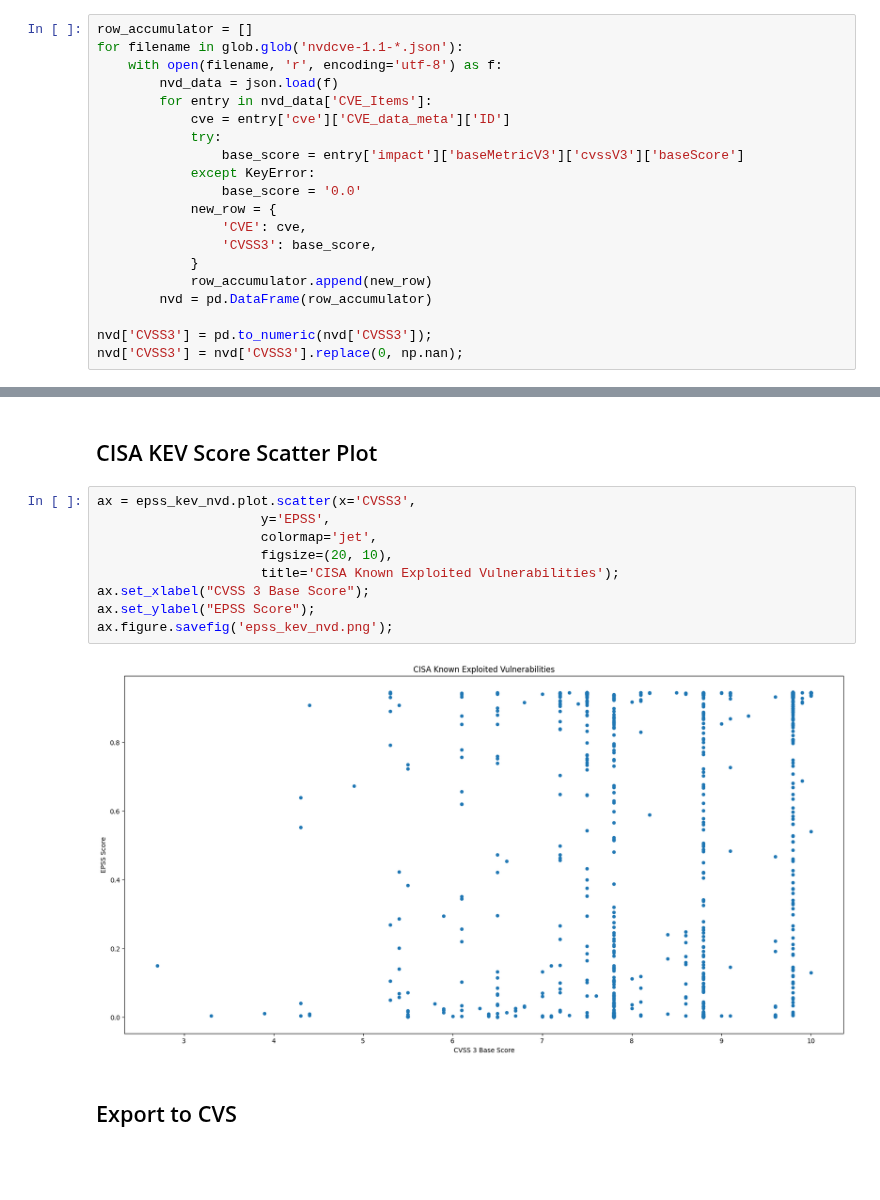
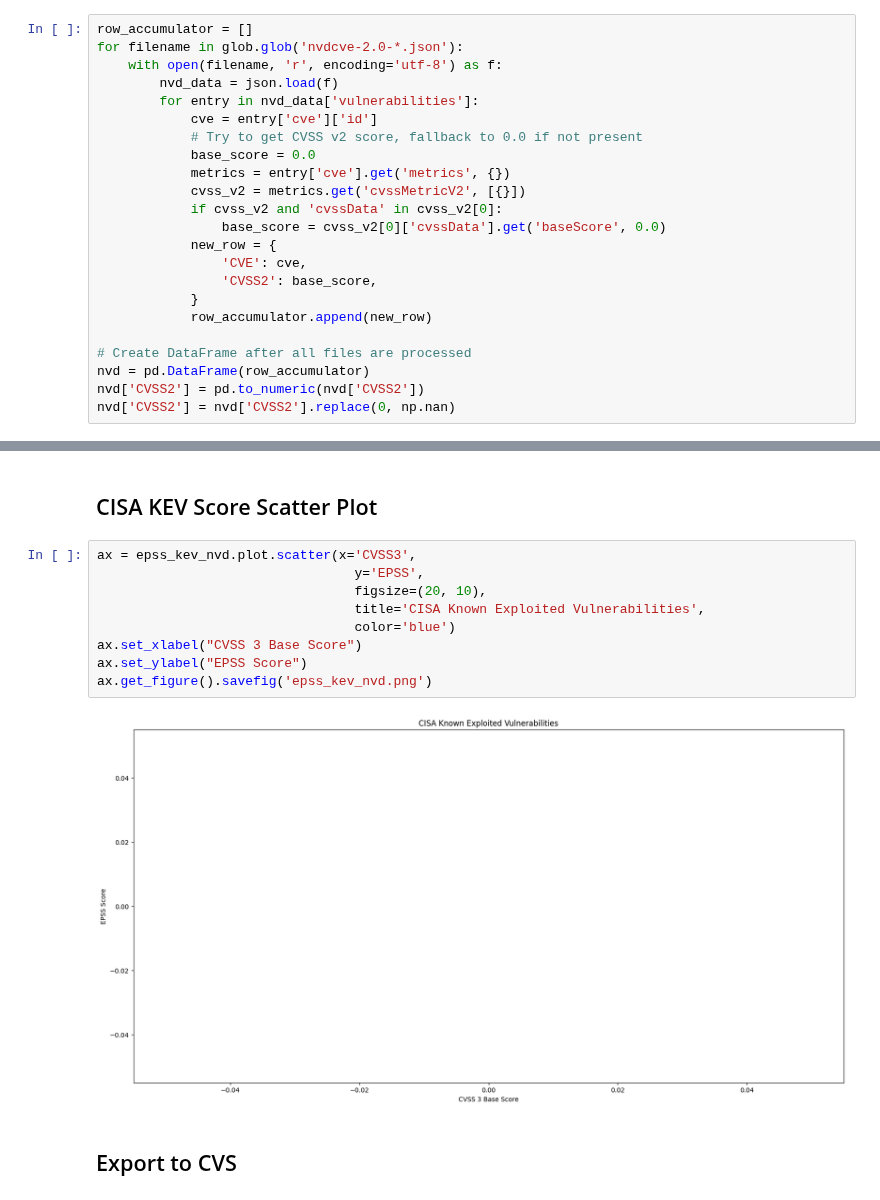
Before and after one commit to jgamblin/KEV_EPSS, a Jupyter notebook: KEV-EPSS.ipynb, the cells around one changed output, grey strips where cells are left out. Cells and saved outputs as stored; diff of their text form; blank space fills up the shorter version.

```diff
--- a/KEV-EPSS.ipynb
+++ b/KEV-EPSS.ipynb
@@ -17,24 +17,27 @@ epss = pd.read_csv('epss_scores-current.csv', skiprows=1)
 epss = epss.rename(columns={"cve": "CVE", "epss" : "EPSS", "percentile" : "EPSS Percentile"})
 # %%
 row_accumulator = []
-for filename in glob.glob('nvdcve-1.1-*.json'):
+for filename in glob.glob('nvdcve-2.0-*.json'):
     with open(filename, 'r', encoding='utf-8') as f:
         nvd_data = json.load(f)
-        for entry in nvd_data['CVE_Items']:
-            cve = entry['cve']['CVE_data_meta']['ID']
-            try:
-                base_score = entry['impact']['baseMetricV3']['cvssV3']['baseScore']
-            except KeyError:
-                base_score = '0.0'
+        for entry in nvd_data['vulnerabilities']:
+            cve = entry['cve']['id']
+            # Try to get CVSS v2 score, fallback to 0.0 if not present
+            base_score = 0.0
+            metrics = entry['cve'].get('metrics', {})
+            cvss_v2 = metrics.get('cvssMetricV2', [{}])
+            if cvss_v2 and 'cvssData' in cvss_v2[0]:
+                base_score = cvss_v2[0]['cvssData'].get('baseScore', 0.0)
             new_row = {
                 'CVE': cve,
-                'CVSS3': base_score,
+                'CVSS2': base_score,
             }
             row_accumulator.append(new_row)
-        nvd = pd.DataFrame(row_accumulator)
 
-nvd['CVSS3'] = pd.to_numeric(nvd['CVSS3']);
-nvd['CVSS3'] = nvd['CVSS3'].replace(0, np.nan);
+# Create DataFrame after all files are processed
+nvd = pd.DataFrame(row_accumulator)
+nvd['CVSS2'] = pd.to_numeric(nvd['CVSS2'])
+nvd['CVSS2'] = nvd['CVSS2'].replace(0, np.nan)
 # %%
 epss_kev = pd.merge(cisa_df, epss, left_on='CVE', right_on='CVE')
 epss_kev_nvd =  pd.merge(epss_kev, nvd, left_on='CVE', right_on='CVE')
@@ -43,15 +62,15 @@ epss_kev_nvd =  epss_kev_nvd[["CVE", "CVSS3", "EPSS", "EPSS Percentile", "Descri
 ## CISA KEV Score Scatter Plot
 # %%
 ax = epss_kev_nvd.plot.scatter(x='CVSS3',
-                     y='EPSS',
-                     colormap='jet',
-                     figsize=(20, 10),
-                     title='CISA Known Exploited Vulnerabilities');
-ax.set_xlabel("CVSS 3 Base Score");
-ax.set_ylabel("EPSS Score");
-ax.figure.savefig('epss_kev_nvd.png');
+                                 y='EPSS',
+                                 figsize=(20, 10),
+                                 title='CISA Known Exploited Vulnerabilities',
+                                 color='blue')
+ax.set_xlabel("CVSS 3 Base Score")
+ax.set_ylabel("EPSS Score")
+ax.get_figure().savefig('epss_kev_nvd.png')
 # %% [output]
-[figure, old version]
+[figure, new version]
 # %% [markdown]
 ## Export to CVS
 # %%
```
Also changed, not shown: parts of 2 cells of this notebook, 2 other files.
